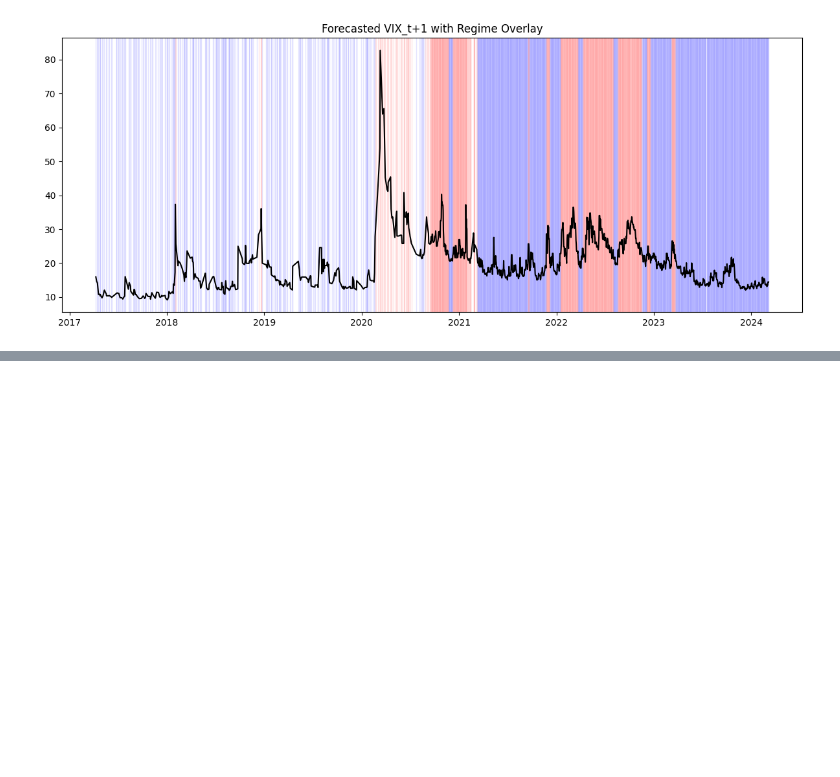
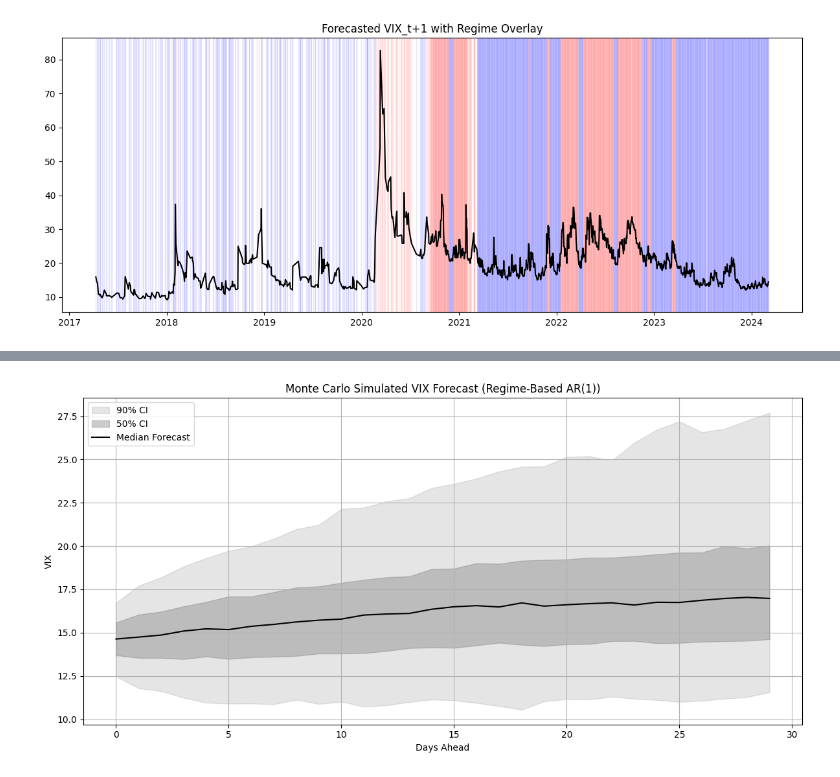
Before and after one commit to DylanSuniaga/VIXNLP, a Jupyter notebook: finnhub_news/macro_analysis.ipynb, the cells around one changed output, grey strips where cells are left out. Saved outputs shown, nothing was run; the diff lists cells and outputs as text; code cells hidden in the pictures; blank space fills up the shorter version.

```diff
--- a/finnhub_news/macro_analysis.ipynb
+++ b/finnhub_news/macro_analysis.ipynb
@@ -361,3 +308,0 @@ for _ in range(10):
-# %%
-df_model['date'] = pd.to_datetime(df_model['date'])
-df_model = df_model.set_index('date')
@@ -462,0 +309,5 @@ plt.show()
+# %%
+from statsmodels.tsa.ar_model import AutoReg
+
+ar_regime_0 = AutoReg(regime_0_df['vix_target'], lags=1, trend='c').fit()
+ar_regime_1 = AutoReg(regime_1_df['vix_target'], lags=1, trend='c').fit()
@@ -462,0 +320,76 @@ plt.show()
+# %%
+sigma_0 = np.std(ar_regime_0.resid)
+sigma_1 = np.std(ar_regime_1.resid)
+
+phi_0 = ar_regime_0.params
+phi_1 = ar_regime_1.params
+
+transition_matrix_forecast = transition_matrix #from our first model
+
+initial_regime = df_model['regime_t'].iloc[-1]  # last predicted regime
+# %%
+import numpy as np
+import matplotlib.pyplot as plt
+
+def simulate_vix_paths_ar(n_days=30, n_paths=1000, start_val=20, start_regime=0,
+                          phi_0=None, phi_1=None,
+                          sigma_0=1.0, sigma_1=1.0,
+                          transition_matrix=None):
+    paths = np.zeros((n_paths, n_days))
+    regimes = np.zeros((n_paths, n_days), dtype=int)
+
+    for i in range(n_paths):
+        vix = start_val
+        regime = start_regime
+
+        for t in range(n_days):
+            # Transition to next regime
+            regime = np.random.choice([0, 1], p=transition_matrix[regime])
+            regimes[i, t] = regime
+
+            if regime == 0:
+                const = phi_0['const']
+                phi = phi_0[phi_0.index.str.contains('L1')][0]
+                shock = np.random.normal(0, sigma_0)
+                vix = const + phi * vix + shock
+            else:
+                const = phi_1['const']
+                phi = phi_1[phi_1.index.str.contains('L1')][0]
+                shock = np.random.normal(0, sigma_1)
+                vix = const + phi * vix + shock
+
+            paths[i, t] = vix
+
+    return paths, regimes
+
+# === Run the simulation ===
+start_vix = df_model['vix_target'].iloc[-1]
+sim_paths, sim_regimes = simulate_vix_paths_ar(
+    n_days=30,
+    n_paths=1000,
+    start_val=start_vix,
+    start_regime=initial_regime,
+    phi_0=phi_0,
+    phi_1=phi_1,
+    sigma_0=sigma_0,
+    sigma_1=sigma_1,
+    transition_matrix=transition_matrix_forecast
+)
+
+# === Plot fan chart ===
+percentiles = np.percentile(sim_paths, [5, 25, 50, 75, 95], axis=0)
+days = np.arange(sim_paths.shape[1])
+
+plt.figure(figsize=(12, 6))
+plt.fill_between(days, percentiles[0], percentiles[-1], color='gray', alpha=0.2, label='90% CI')
+plt.fill_between(days, percentiles[1], percentiles[-2], color='gray', alpha=0.4, label='50% CI')
+plt.plot(days, percentiles[2], color='black', label='Median Forecast')
+plt.title("Monte Carlo Simulated VIX Forecast (Regime-Based AR(1))")
+plt.xlabel("Days Ahead")
+plt.ylabel("VIX")
+plt.grid(True)
+plt.legend()
+plt.tight_layout()
+plt.show()
+# %% [output]
+[figure, added]
```
Also changed, not shown: parts of 31 cells of this notebook.
